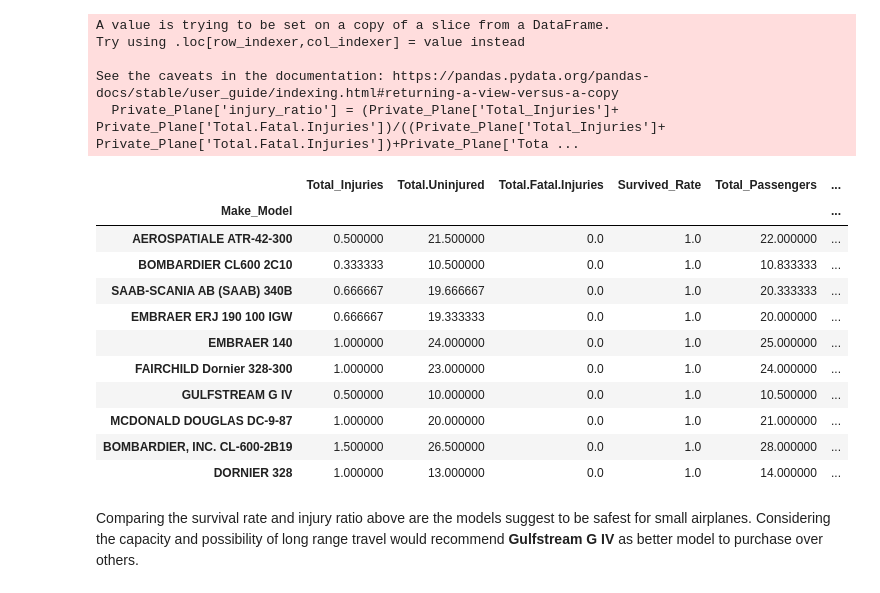
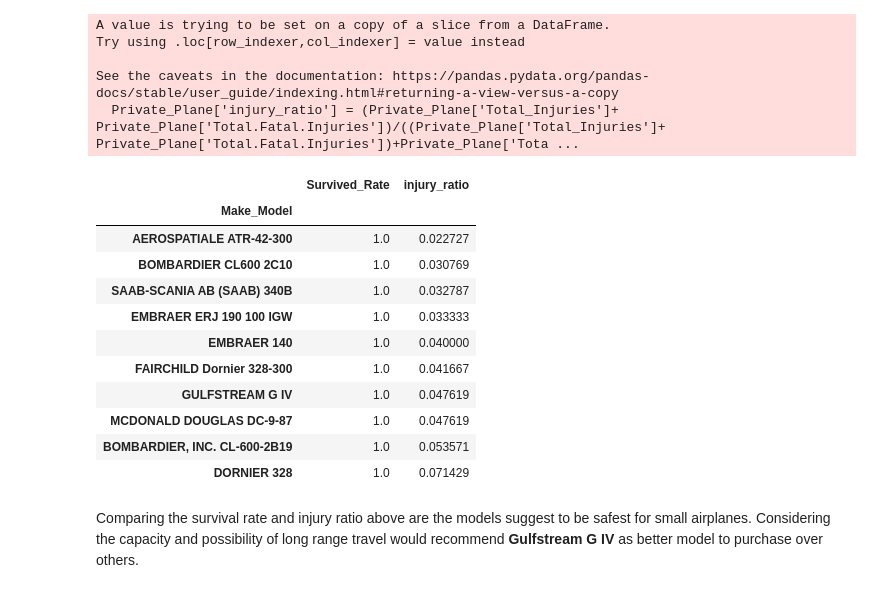
Before and after one commit to GitHbGav/dsc-phase-1-project-v3, a Jupyter notebook: student.ipynb, the cells around one changed output. Cells and saved outputs as stored; diff of their text form; code cells hidden in the pictures.

```diff
--- a/student.ipynb
+++ b/student.ipynb
@@ -714,5 +719,5 @@ df_clean_aircraft_damage = df_clean_aircraft.loc[(df_clean_aircraft['Aircraft.da
 # %%
-df_aircraft_survival = df_clean_aircraft_damage.groupby('Make_Model').agg({
+df_aircraft_survival = df_clean_aircraft.groupby('Make_Model').agg({
     'Total_Injuries': 'mean',
     'Total.Uninjured': 'mean',
     'Total.Fatal.Injuries': 'mean'
@@ -759,20 +764,22 @@ Try using .loc[row_indexer,col_indexer] = value instead
 See the caveats in the documentation: https://pandas.pydata.org/pandas-docs/stable/user_guide/indexing.html#returning-a-view-versus-a-copy
   Private_Plane['injury_ratio'] = (Private_Plane['Total_Injuries']+ Private_Plane['Total.Fatal.Injuries'])/((Private_Plane['Total_Injuries']+ Private_Plane['Total.Fatal.Injuries'])+Private_Plane['Tota ...
 # %%
-Private_Plane.loc[Private_Plane['Total_Injuries']>0].sort_values(by =['Survived_Rate','injury_ratio'],ascending =[False,True]).head(10)
+pplane = Private_Plane.loc[Private_Plane['Total_Injuries']>0].sort_values(by =['Survived_Rate','injury_ratio'],ascending =[False,True]).head(10)
-# %% [output]
-|  | Total_Injuries | Total.Uninjured | Total.Fatal.Injuries | Survived_Rate | Total_Passengers | ... |
-| Make_Model |  |  |  |  |  | ... |
-| AEROSPATIALE ATR-42-300 | 0.500000 | 21.500000 | 0.0 | 1.0 | 22.000000 | ... |
-| BOMBARDIER CL600 2C10 | 0.333333 | 10.500000 | 0.0 | 1.0 | 10.833333 | ... |
-| SAAB-SCANIA AB (SAAB) 340B | 0.666667 | 19.666667 | 0.0 | 1.0 | 20.333333 | ... |
-| EMBRAER ERJ 190 100 IGW | 0.666667 | 19.333333 | 0.0 | 1.0 | 20.000000 | ... |
-| EMBRAER 140 | 1.000000 | 24.000000 | 0.0 | 1.0 | 25.000000 | ... |
-| FAIRCHILD Dornier 328-300 | 1.000000 | 23.000000 | 0.0 | 1.0 | 24.000000 | ... |
-| GULFSTREAM G IV | 0.500000 | 10.000000 | 0.0 | 1.0 | 10.500000 | ... |
-| MCDONALD DOUGLAS DC-9-87 | 1.000000 | 20.000000 | 0.0 | 1.0 | 21.000000 | ... |
-| BOMBARDIER, INC. CL-600-2B19 | 1.500000 | 26.500000 | 0.0 | 1.0 | 28.000000 | ... |
-| DORNIER 328 | 1.000000 | 13.000000 | 0.0 | 1.0 | 14.000000 | ... |
+# %%
+pplane.loc[:,['Survived_Rate','injury_ratio']]
+# %% [output]
+|  | Survived_Rate | injury_ratio |
+| Make_Model |  |  |
+| AEROSPATIALE ATR-42-300 | 1.0 | 0.022727 |
+| BOMBARDIER CL600 2C10 | 1.0 | 0.030769 |
+| SAAB-SCANIA AB (SAAB) 340B | 1.0 | 0.032787 |
+| EMBRAER ERJ 190 100 IGW | 1.0 | 0.033333 |
+| EMBRAER 140 | 1.0 | 0.040000 |
+| FAIRCHILD Dornier 328-300 | 1.0 | 0.041667 |
+| GULFSTREAM G IV | 1.0 | 0.047619 |
+| MCDONALD DOUGLAS DC-9-87 | 1.0 | 0.047619 |
+| BOMBARDIER, INC. CL-600-2B19 | 1.0 | 0.053571 |
+| DORNIER 328 | 1.0 | 0.071429 |
 # %% [markdown]
 Comparing the survival rate and injury ratio above are the models suggest to be safest for small airplanes.
 Considering the capacity and possibility of long range travel would recommend **Gulfstream G IV** as better model to purchase over others.
```
Also changed, not shown: parts of 14 cells of this notebook.
